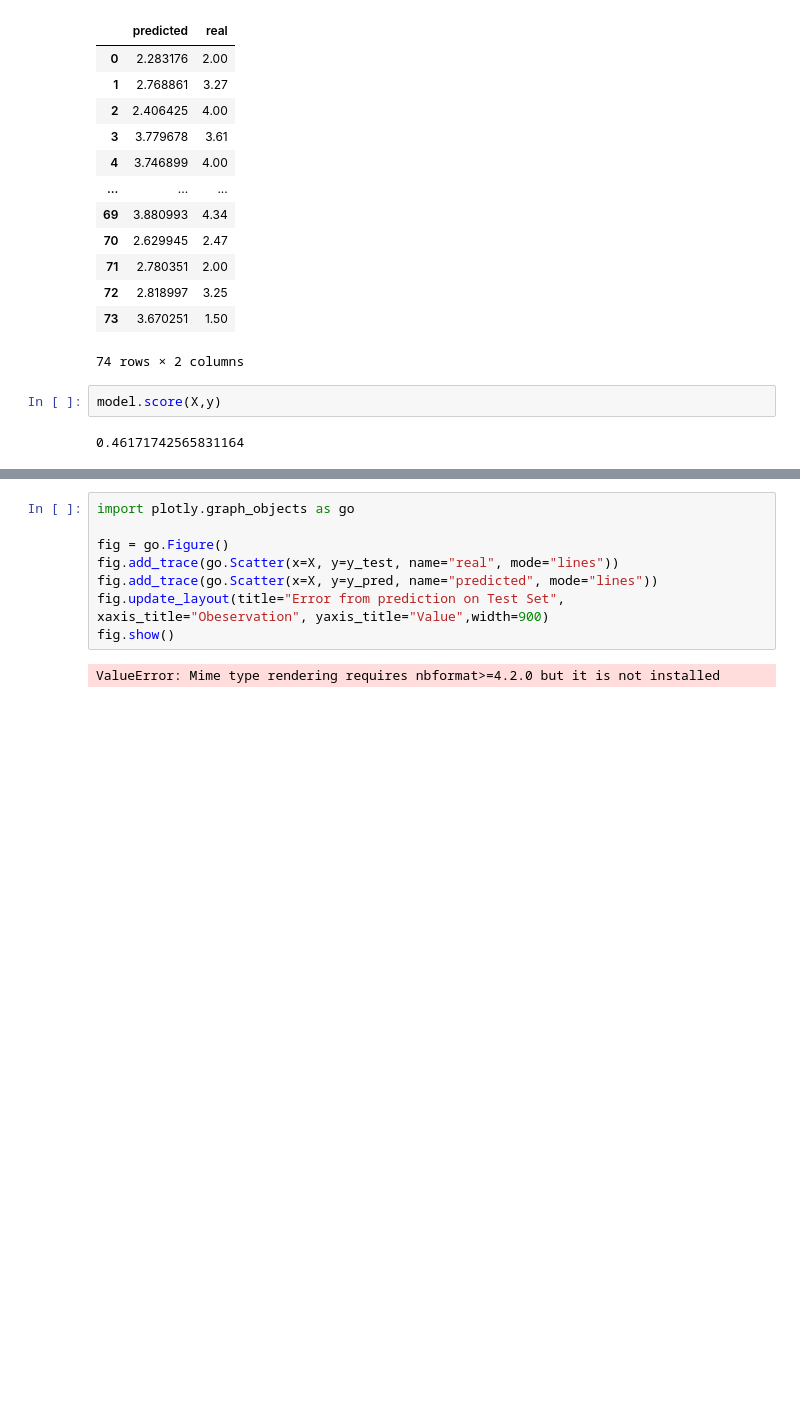
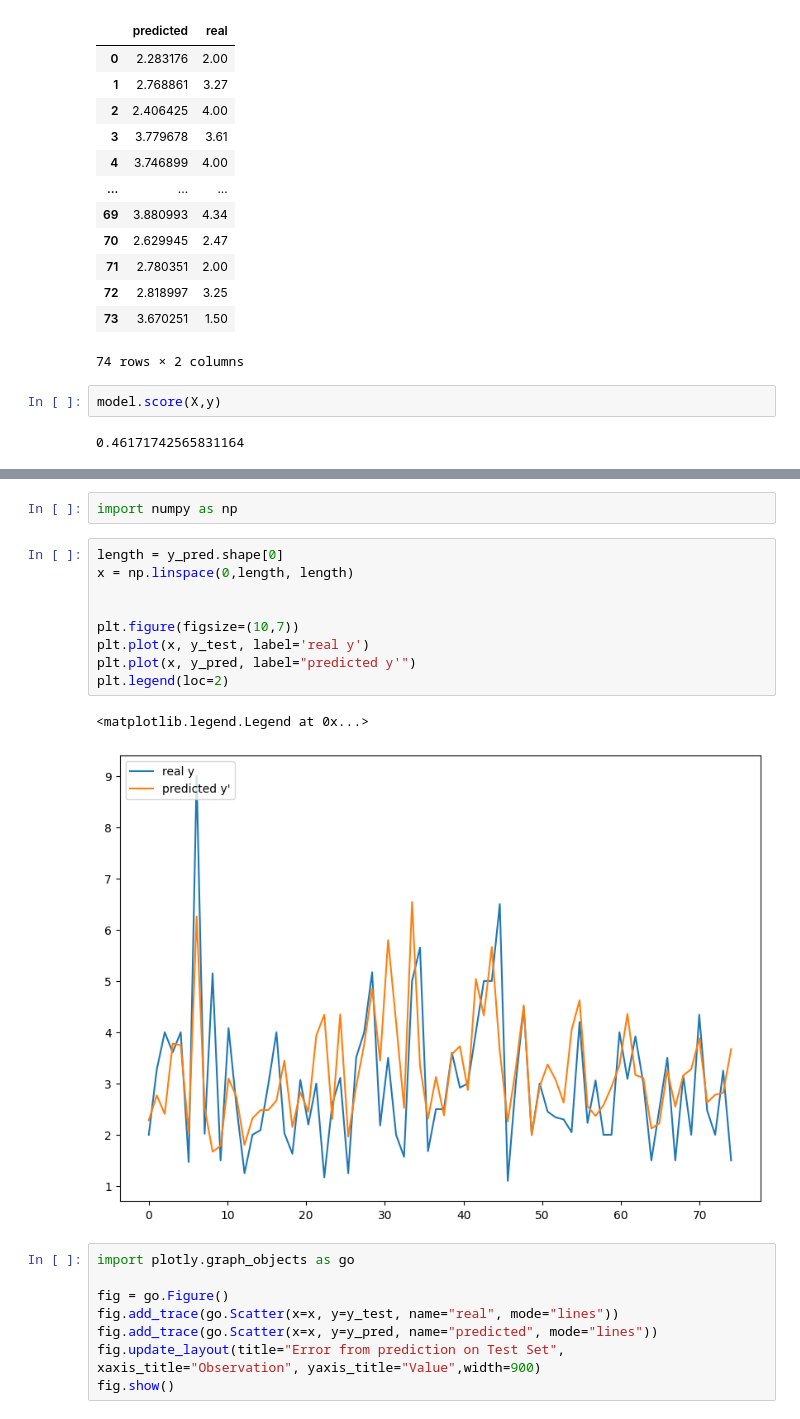
Before and after one commit to Lorenzo-Biondi/FISTIC2024, a Jupyter notebook: Less03/07.4_solut_tips.ipynb, the cells around one changed output, grey strips where cells are left out. Cells and saved outputs as stored; diff of their text form; blank space fills up the shorter version.

```diff
--- a/Less03/07.4_solut_tips.ipynb
+++ b/Less03/07.4_solut_tips.ipynb
@@ -327,10 +349,22 @@ print( model.coef_)
+# %%
+import numpy as np
+# %%
+length = y_pred.shape[0]
+x = np.linspace(0,length, length)
+
+
+plt.figure(figsize=(10,7))
+plt.plot(x, y_test, label='real y')
+plt.plot(x, y_pred, label="predicted y'")
+plt.legend(loc=2)
+# %% [output]
+<matplotlib.legend.Legend at 0x...>
+[figure, added]
 # %%
 import plotly.graph_objects as go
 
 fig = go.Figure()
-fig.add_trace(go.Scatter(x=X, y=y_test, name="real", mode="lines"))
-fig.add_trace(go.Scatter(x=X, y=y_pred, name="predicted", mode="lines"))
-fig.update_layout(title="Error from prediction on Test Set", xaxis_title="Obeservation", yaxis_title="Value",width=900)
+fig.add_trace(go.Scatter(x=x, y=y_test, name="real", mode="lines"))
+fig.add_trace(go.Scatter(x=x, y=y_pred, name="predicted", mode="lines"))
+fig.update_layout(title="Error from prediction on Test Set", xaxis_title="Observation", yaxis_title="Value",width=900)
 fig.show()
-# %% [output]
-ValueError: Mime type rendering requires nbformat>=4.2.0 but it is not installed
```
Also changed, not shown: parts of 3 cells of this notebook.
